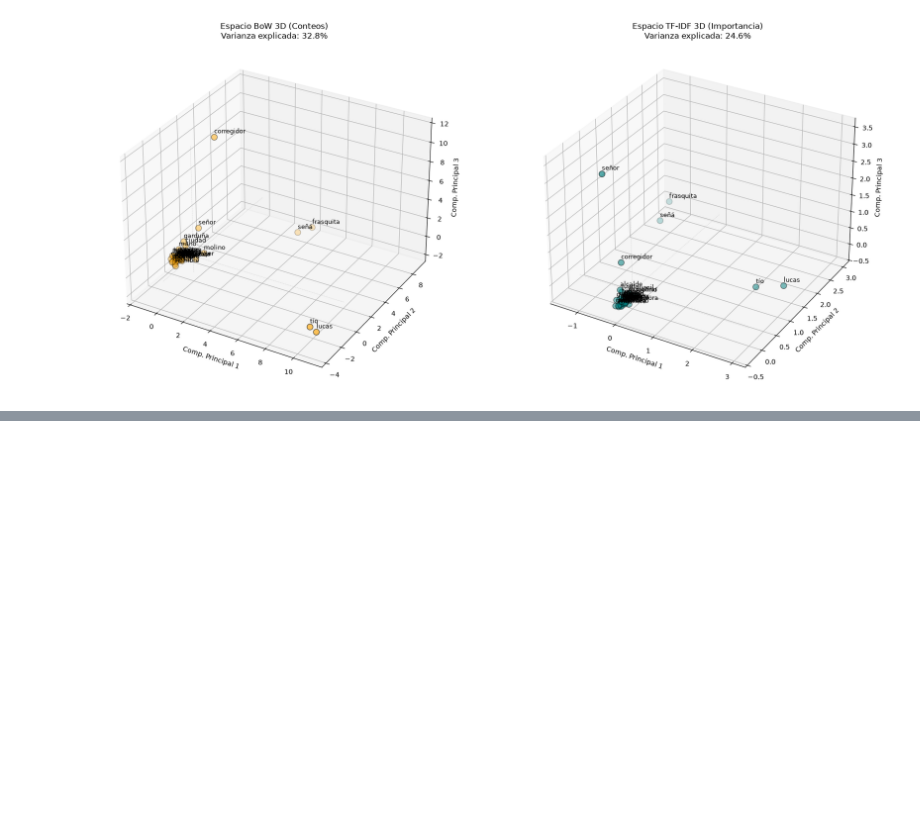
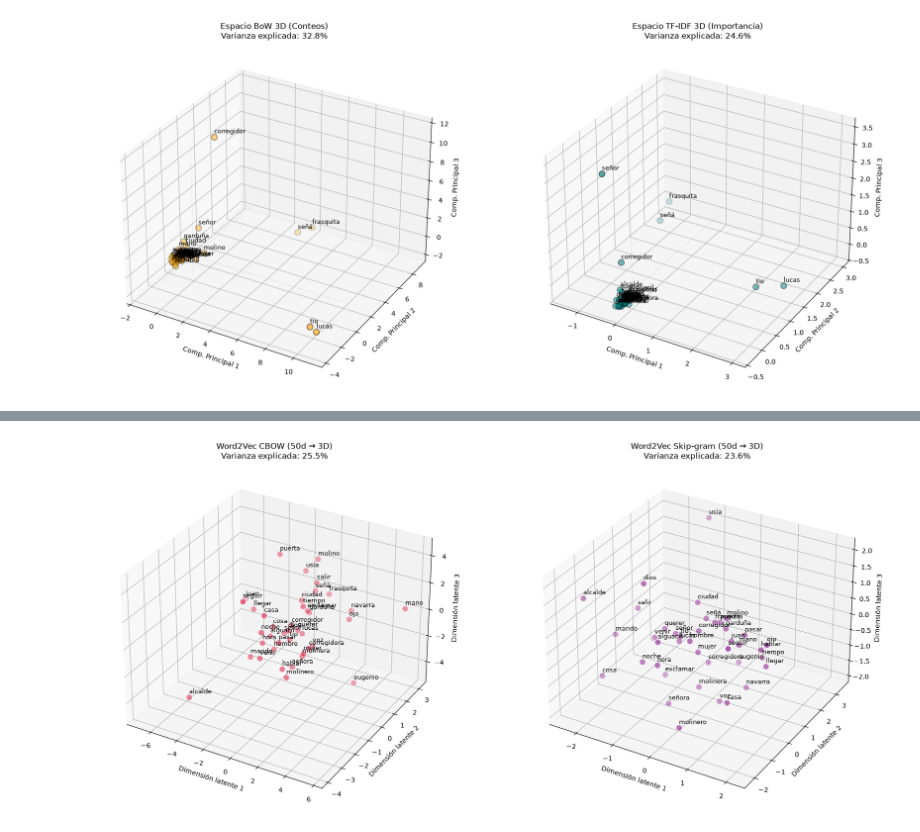
Before and after one commit to guychomendoza/nlp-limpieza-libro, a Jupyter notebook: limpieza_libro.ipynb, the cells around one changed output, grey strips where cells are left out. Saved outputs shown, nothing was run; the diff lists cells and outputs as text; code cells hidden in the pictures; blank space fills up the shorter version.

```diff
--- a/limpieza_libro.ipynb
+++ b/limpieza_libro.ipynb
@@ -590,0 +651,12 @@ plt.show()
+# %%
+def vecinos(modelo, palabra, n=5) -> str:
+    """The n nearest words in the embedding space, with their cosine similarity."""
+    return ", ".join(f"{p} ({s:.2f})" for p, s in modelo.wv.most_similar(palabra, topn=n))
+
+
+palabras = ["lucas", "frasquita", "corregidor", "garduña", "molino", "burra"]
+pd.DataFrame({
+    "Palabra": palabras,
+    "CBOW": [vecinos(modelo_cbow, p) for p in palabras],
+    "Skip-gram": [vecinos(modelo_sg, p) for p in palabras],
+})
@@ -591,3 +705,36 @@ plt.show()
+# %%
+def graficar_embeddings_3d(ax, modelo, palabras, titulo, color_puntos):
+    vectores = modelo.wv[palabras]
+    pca = PCA(n_components=3)
+    coords = pca.fit_transform(vectores)
+    x, y, z = coords[:, 0], coords[:, 1], coords[:, 2]
+
+    ax.scatter(x, y, z, c=color_puntos, s=80, edgecolors="white", alpha=0.8)
+    desfase = 0.03 * (z.max() - z.min())
+    for i, palabra in enumerate(palabras):
+        ax.text(x[i], y[i], z[i] + desfase, palabra, fontsize=9)
+
+    varianza = 100 * pca.explained_variance_ratio_.sum()
+    ax.set_title(f"{titulo}\nVarianza explicada: {varianza:.1f}%")
+    ax.set_xlabel("Dimensión latente 1")
+    ax.set_ylabel("Dimensión latente 2")
+    ax.set_zlabel("Dimensión latente 3")
+
+
+# index_to_key is sorted by frequency, and both models share the same vocabulary
+frecuentes = modelo_sg.wv.index_to_key[:N_PALABRAS]
+
+fig = plt.figure(figsize=(18, 8))
+ax1 = fig.add_subplot(121, projection="3d")
+graficar_embeddings_3d(ax1, modelo_cbow, frecuentes, "Word2Vec CBOW (50d → 3D)", "crimson")
+ax2 = fig.add_subplot(122, projection="3d")
+graficar_embeddings_3d(ax2, modelo_sg, frecuentes, "Word2Vec Skip-gram (50d → 3D)", "purple")
+
+plt.tight_layout()
+fig.savefig(CARPETA_SALIDA / "embeddings_word2vec_3d.png", dpi=120)
+plt.show()
+# %% [output]
+[figure, added]
 # %% [markdown]
 ## Conclusiones
 
```
Also changed, not shown: parts of 10 cells of this notebook, 5 other files.
